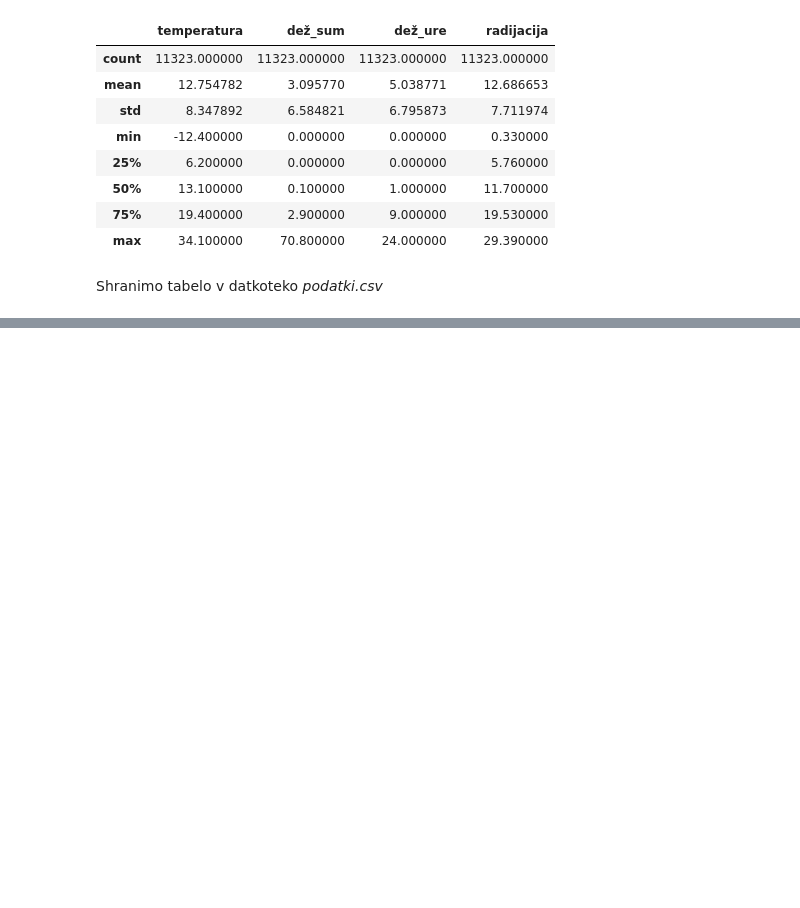
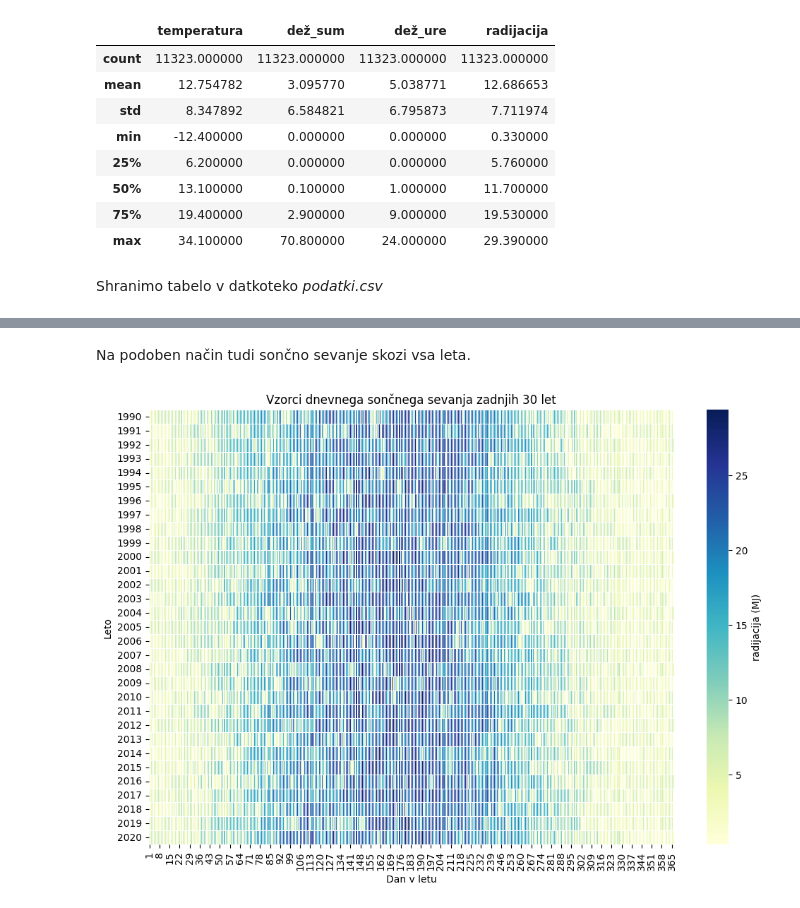
Before and after one commit to DavidSilc/UVP-analiza0, a Jupyter notebook: rezultati.ipynb, the cells around one changed output, grey strips where cells are left out. Saved outputs shown, nothing was run; the diff lists cells and outputs as text; code cells hidden in the pictures; blank space fills up the shorter version.

```diff
--- a/rezultati.ipynb
+++ b/rezultati.ipynb
@@ -61,0 +153,6 @@ podatki.shrani_tabelo(df, "podatki")
+# %% [markdown]
+Na podoben način tudi sončno sevanje skozi vsa leta.
+# %%
+analiza.heatmap_radijacija(df)
+# %% [output]
+[figure, added]
```
Also changed, not shown: parts of 17 cells of this notebook.
